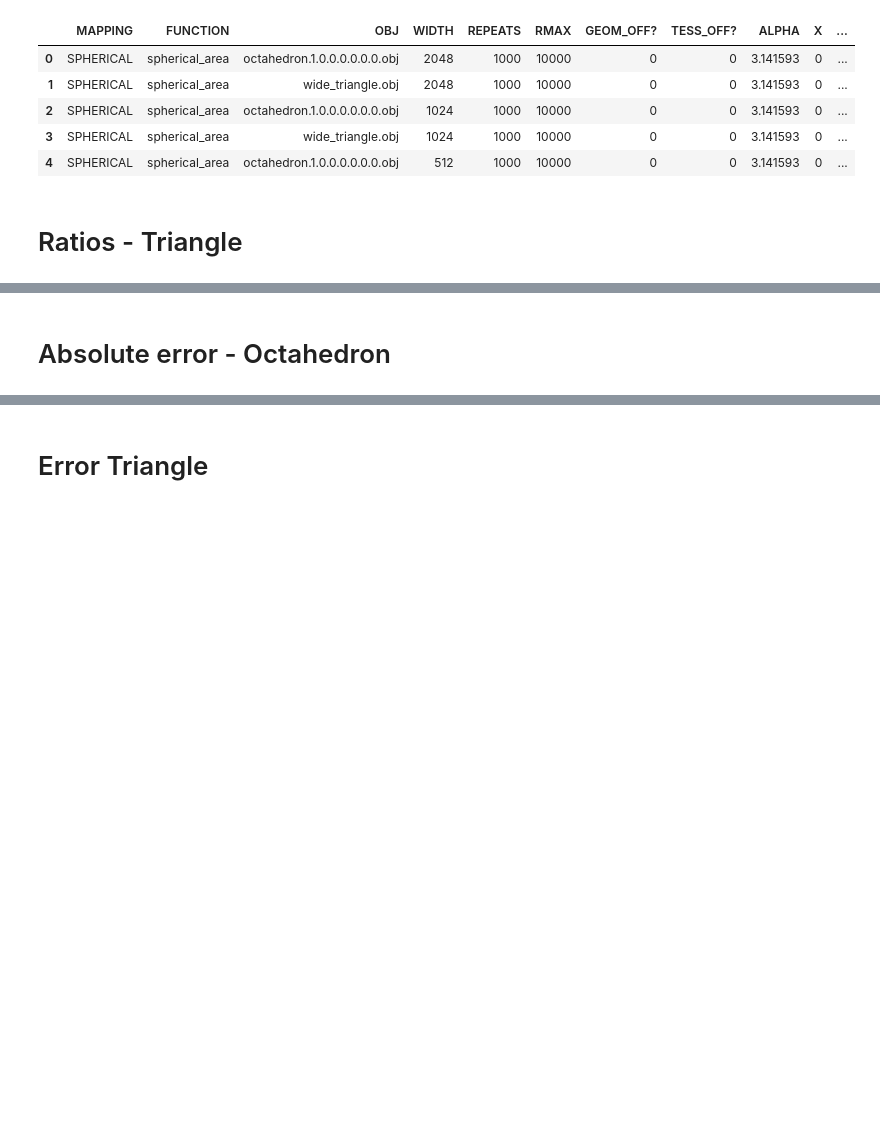
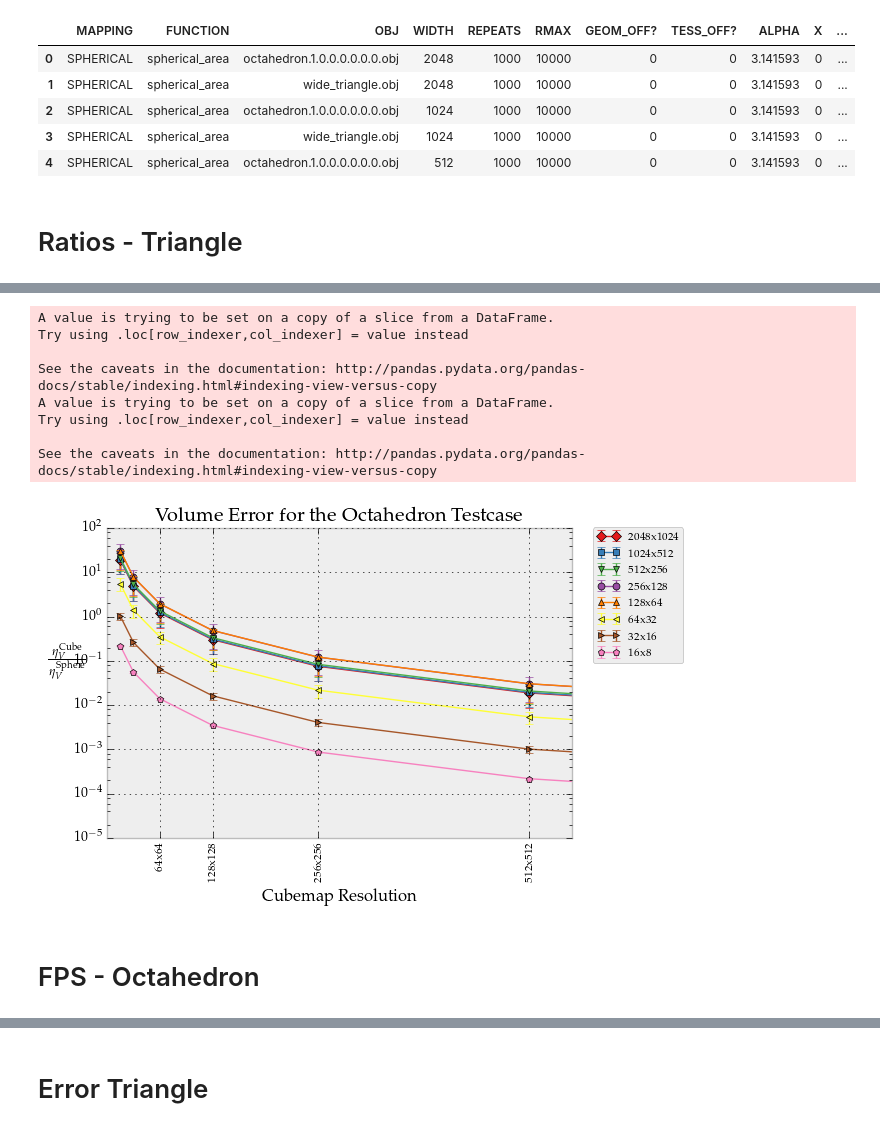
Before and after one commit to mtfranzen/quavis-benchmark, a Jupyter notebook: scripts/util/plots.ipynb, the cells around one changed output, grey strips where cells are left out. Saved outputs shown, nothing was run; the diff lists cells and outputs as text; code cells hidden in the pictures; blank space fills up the shorter version.

```diff
--- a/scripts/util/plots.ipynb
+++ b/scripts/util/plots.ipynb
@@ -173,5 +32,71 @@ See the caveats in the documentation: http://pandas.pydata.org/pandas-docs/stabl
+# %%
+df_fps = dfo
+df_fps = df_fps[df_fps["FUNCTION"] == "volume"]
+df_fps = df_fps[df_fps["GEOM_OFF?"] != 1]
+df_fps = df_fps[df_fps["TESS_OFF?"] != 1]
+
+df_fps_cube = df_fps[df_fps["MAPPING"] == "CUBE"]
+df_fps_cube.columns = [c+".C" for c in df_fps_cube.columns]
+df_fps_spherical = df_fps[df_fps["MAPPING"] == "SPHERICAL"]
+df_fps_spherical.columns = [c+".S" for c in df_fps_spherical.columns]
+
+df_fps_cube["key"] = 0
+df_fps_spherical["key"] = 0
+df_fps_both = pd.merge(df_fps_spherical, df_fps_cube, on ="key")
+
+df_fps_both["W"] = df_fps_both["WIDTH.C"]/df_fps_both["WIDTH.S"]
+df_fps_both["ETA"] = df_fps_both["ERROR.C"]/df_fps_both["ERROR.S"]
+df_fps_both["GFPS"] = df_fps_both["GRAPHICS_FPS.C"]/df_fps_both["GRAPHICS_FPS.S"]
+df_fps_both["CFPS"] = df_fps_both["COMPUTE_FPS.C"]/df_fps_both["COMPUTE_FPS.S"]
+
+f = plt.figure()
+ax = f.gca()
+
+marker_selection = ['D','s','v','o','^','<','>','p']
+color_selection = brewer2mpl.get_map('Set1', 'qualitative', 8).mpl_colors
+
+widths = df_fps_both["WIDTH.S"].unique()
+markers = [marker_selection[i] for i in range(len(widths))]
+colors = [color_selection[i] for i in range(len(widths))]
+
+for width,color,marker in zip(widths,colors,markers):
+    df3 = df_fps_both[df_fps_both["WIDTH.S"] == width]
+    X=df3["WIDTH.C"].unique()
+    Y=[]
+    err_bottom=[]
+    err_top=[]
+    for x in X:
+        yp=df3[df3["WIDTH.C"] == x]["ETA"].values
+        y=np.mean(yp)
+        ci_bottom=abs(y-np.percentile(yp,25))
+        ci_top=abs(y-np.percentile(yp,75))
+        Y.append(y)
+        err_bottom.append(ci_bottom)
+        err_top.append(ci_top)
+
+    ax.errorbar(X, Y, color=color, yerr=[err_bottom,err_top], markersize=5, linewidth=1, marker=marker,label="{0}x{1}".format(width,width/2))
+
+ax.set_yscale('log', basey=10)
+ax.set_ylabel(r"$\frac{\eta_V^\mathrm{Cube}}{\eta_V^\mathrm{Sphere}}$", rotation=0)
+ax.set_xlabel(r"Cubemap Resolution", rotation=0)
+ax.set_xticks([64,128,256,512,1024])
+ax.set_xticklabels(["{0}x{0}".format(x) for x in [64,128,256,512,1024]], rotation=90,fontsize=8)
+ax.set_xlim(0,564)
+ax.legend(fontsize=8, bbox_to_anchor=(1.25,1.02))
+ax.set_title(r'Volume Error for the Octahedron Testcase')
+f.savefig("plots/volume_error_octahedron.pdf")
+# %% [output]
+A value is trying to be set on a copy of a slice from a DataFrame.
+Try using .loc[row_indexer,col_indexer] = value instead
+
+See the caveats in the documentation: http://pandas.pydata.org/pandas-docs/stable/indexing.html#indexing-view-versus-copy
+A value is trying to be set on a copy of a slice from a DataFrame.
+Try using .loc[row_indexer,col_indexer] = value instead
+
+See the caveats in the documentation: http://pandas.pydata.org/pandas-docs/stable/indexing.html#indexing-view-versus-copy
+[figure, added]
 # %% [markdown]
-# Absolute error - Octahedron
+# FPS - Octahedron
 # %%
 df2 = dfo
 df2["DIFF"] = np.abs(df["ACTUAL_RESULT"] - df["EXPECTED_RESULT"])
```
Also changed, not shown: parts of 9 cells of this notebook, 16 other files.
